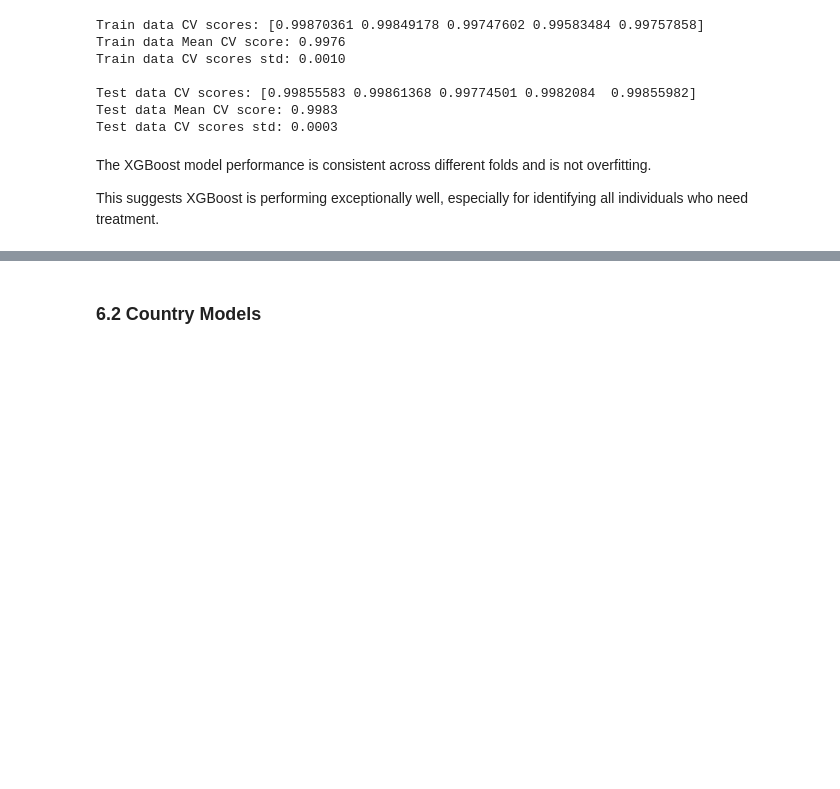
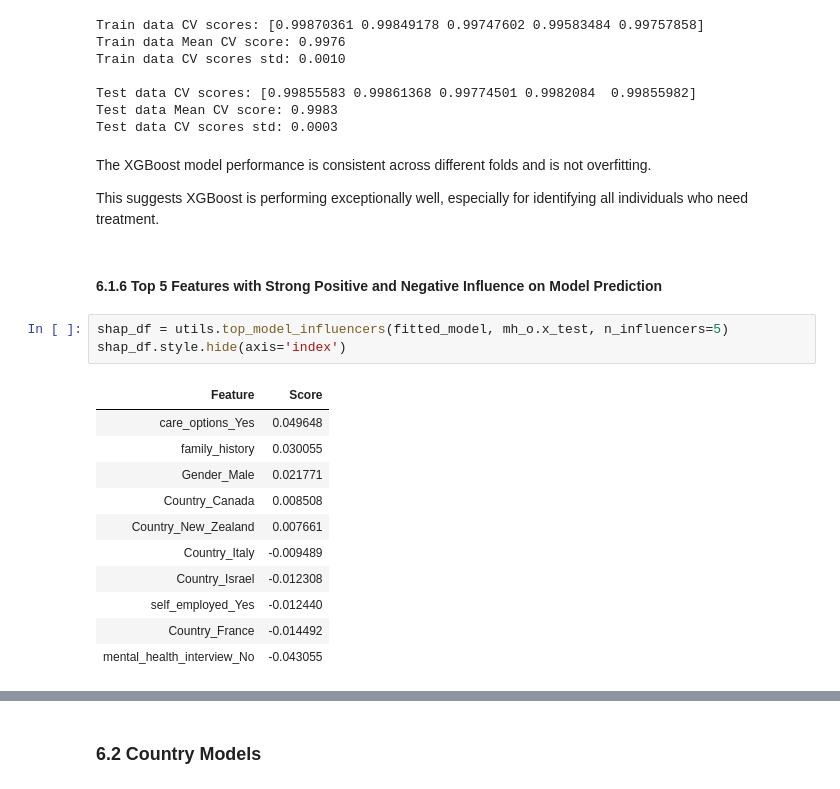
Before and after one commit to judesantos/Springboard_DS_ML, a Jupyter notebook: Unit17.3_Capstone2_Modeling/Capstone2_Modeling-Rev2.ipynb, the cells around one changed output, grey strips where cells are left out. Saved outputs shown, nothing was run; the diff lists cells and outputs as text; blank space fills up the shorter version.

```diff
--- a/Unit17.3_Capstone2_Modeling/Capstone2_Modeling-Rev2.ipynb
+++ b/Unit17.3_Capstone2_Modeling/Capstone2_Modeling-Rev2.ipynb
@@ -348,7 +351,24 @@ Train data CV scores std: 0.0010
 Test data CV scores: [0.99855583 0.99861368 0.99774501 0.9982084  0.99855982]
 Test data Mean CV score: 0.9983
 Test data CV scores std: 0.0003
-# %% [markdown]
-The XGBoost model performance is consistent across different folds and is not overfitting.
-
-This suggests XGBoost is performing exceptionally well, especially for identifying all individuals who need treatment.
+# %% [markdown]
+The XGBoost model performance is consistent across different folds and is not overfitting.
+
+This suggests XGBoost is performing exceptionally well, especially for identifying all individuals who need treatment.
+# %% [markdown]
+#### 6.1.6 Top 5 Features with Strong Positive and Negative Influence on Model Prediction
+# %%
+shap_df = utils.top_model_influencers(fitted_model, mh_o.x_test, n_influencers=5)
+shap_df.style.hide(axis='index')
+# %% [output]
+| Feature | Score |
+| care_options_Yes | 0.049648 |
+| family_history | 0.030055 |
+| Gender_Male | 0.021771 |
+| Country_Canada | 0.008508 |
+| Country_New_Zealand | 0.007661 |
+| Country_Italy | -0.009489 |
+| Country_Israel | -0.012308 |
+| self_employed_Yes | -0.012440 |
+| Country_France | -0.014492 |
+| mental_health_interview_No | -0.043055 |
```
Also changed, not shown: parts of 9 cells of this notebook, 1 other file.
